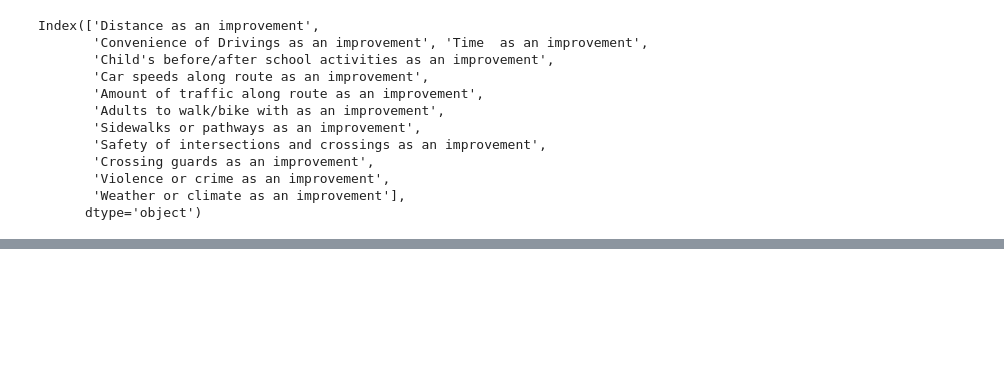
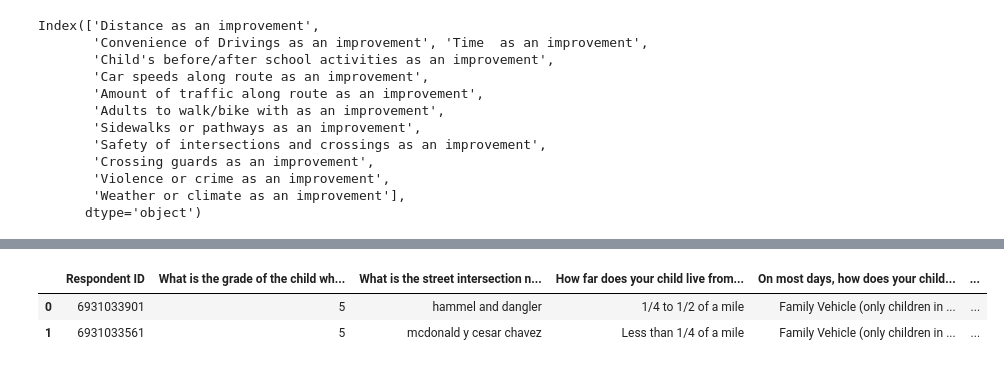
Before and after one commit to JoannaChang/ActiveSGV_Spring2019, a Jupyter notebook: notebook/build/Clean_Parent.ipynb, the cells around one changed output, grey strips where cells are left out. Drawn from its saved outputs; the diff is of its cells as text; code cells hidden in the pictures; blank space fills up the shorter version.

```diff
--- a/notebook/build/Clean_Parent.ipynb
+++ b/notebook/build/Clean_Parent.ipynb
@@ -174,0 +151,8 @@ df
+# %%
+# lower case all the street names
+df['What is the street intersection nearest your home? (Provide the names of two intersecting streets)'] = df['What is the street intersection nearest your home? (Provide the names of two intersecting streets)'].str.lower()
+df.head(2)
+# %% [output]
+|  | Respondent ID | What is the grade of the child wh... | What is the street intersection n... | How far does your child live from... | On most days, how does your child... | ... |
+| 0 | 6931033901 | 5 | hammel and dangler | 1/4 to 1/2 of a mile | Family Vehicle (only children in ... | ... |
+| 1 | 6931033561 | 5 | mcdonald y cesar chavez | Less than 1/4 of a mile | Family Vehicle (only children in ... | ... |
```
Also changed, not shown: parts of 11 cells of this notebook.
